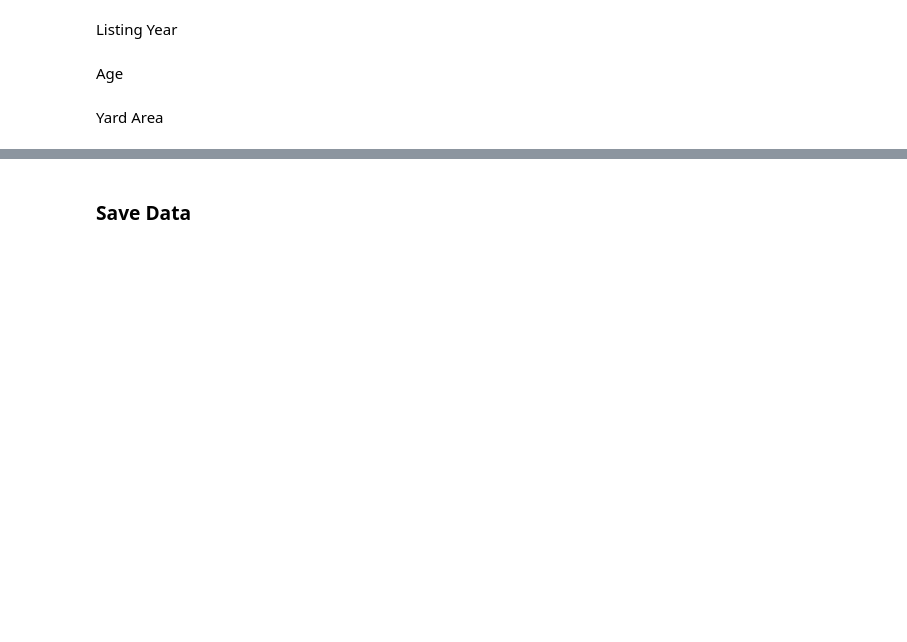
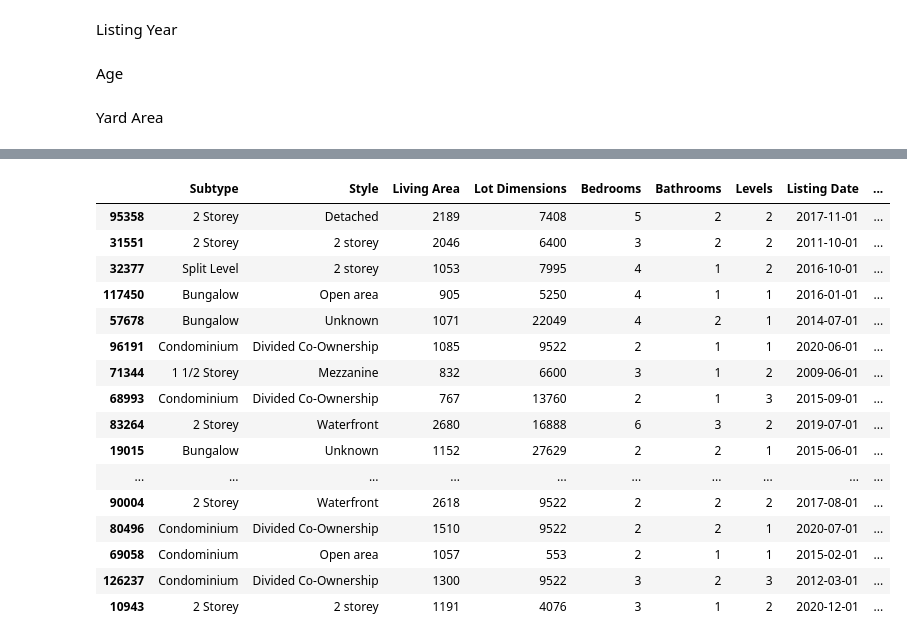
Before and after one commit to simkass/quebec-real-estate-analysis, a Jupyter notebook: notebooks/preprocessing.ipynb, the cells around one changed output, grey strips where cells are left out. Cells and saved outputs as stored; diff of their text form; code cells hidden in the pictures; blank space fills up the shorter version.

```diff
--- a/notebooks/preprocessing.ipynb
+++ b/notebooks/preprocessing.ipynb
@@ -373,0 +295,4 @@ listings_df.head()
+# %%
+listings_df = pd.merge(listings_df, population_centers_df, left_index=True, right_index=True)
+# %%
+listings_df = listings_df.reset_index().drop(['Location'], axis=1).rename(columns={"Display Name": "Location"})
@@ -408,0 +336,6 @@ listings_df.head()
+# %%
+listings_df = listings_df[["subtype", "style", "living_area", "lot_dimensions", "bedrooms", "bathrooms",
+                           "levels", "listing_date", "listing_year", "year_of_construction", "Location", "RCM", "Region", "price"]]
+# %%
+listings_df = listings_df.rename(columns={"subtype": "Subtype", "style": "Style", "living_area": "Living Area", "lot_dimensions": "Lot Dimensions", "bedrooms": "Bedrooms",
+                                 "bathrooms": "Bathrooms", "levels": "Levels", "listing_date": "Listing Date", "listing_year": "Listing Year", "year_of_construction": "Year of Construction", "price": "Price"})
@@ -415,4 +350,22 @@ Processed Data Length: 127605
-# %% [markdown]
-### Save Data
 # %%
 listings_df.to_csv('../data/processed/processed_listings.csv', index=False)
+# %%
+listings_df.sample(20)
+# %% [output]
+|  | Subtype | Style | Living Area | Lot Dimensions | Bedrooms | Bathrooms | Levels | Listing Date | ... |
+| 95358 | 2 Storey | Detached | 2189 | 7408 | 5 | 2 | 2 | 2017-11-01 | ... |
+| 31551 | 2 Storey | 2 storey | 2046 | 6400 | 3 | 2 | 2 | 2011-10-01 | ... |
+| 32377 | Split Level | 2 storey | 1053 | 7995 | 4 | 1 | 2 | 2016-10-01 | ... |
+| 117450 | Bungalow | Open area | 905 | 5250 | 4 | 1 | 1 | 2016-01-01 | ... |
+| 57678 | Bungalow | Unknown | 1071 | 22049 | 4 | 2 | 1 | 2014-07-01 | ... |
+| 96191 | Condominium | Divided Co-Ownership | 1085 | 9522 | 2 | 1 | 1 | 2020-06-01 | ... |
+| 71344 | 1 1/2 Storey | Mezzanine | 832 | 6600 | 3 | 1 | 2 | 2009-06-01 | ... |
+| 68993 | Condominium | Divided Co-Ownership | 767 | 13760 | 2 | 1 | 3 | 2015-09-01 | ... |
+| 83264 | 2 Storey | Waterfront | 2680 | 16888 | 6 | 3 | 2 | 2019-07-01 | ... |
+| 19015 | Bungalow | Unknown | 1152 | 27629 | 2 | 2 | 1 | 2015-06-01 | ... |
+| ... | ... | ... | ... | ... | ... | ... | ... | ... | ... |
+| 90004 | 2 Storey | Waterfront | 2618 | 9522 | 2 | 2 | 2 | 2017-08-01 | ... |
+| 80496 | Condominium | Divided Co-Ownership | 1510 | 9522 | 2 | 2 | 1 | 2020-07-01 | ... |
+| 69058 | Condominium | Open area | 1057 | 553 | 2 | 1 | 1 | 2015-02-01 | ... |
+| 126237 | Condominium | Divided Co-Ownership | 1300 | 9522 | 3 | 2 | 3 | 2012-03-01 | ... |
+| 10943 | 2 Storey | 2 storey | 1191 | 4076 | 3 | 1 | 2 | 2020-12-01 | ... |
```
Also changed, not shown: parts of 76 cells of this notebook, 3 other files.
